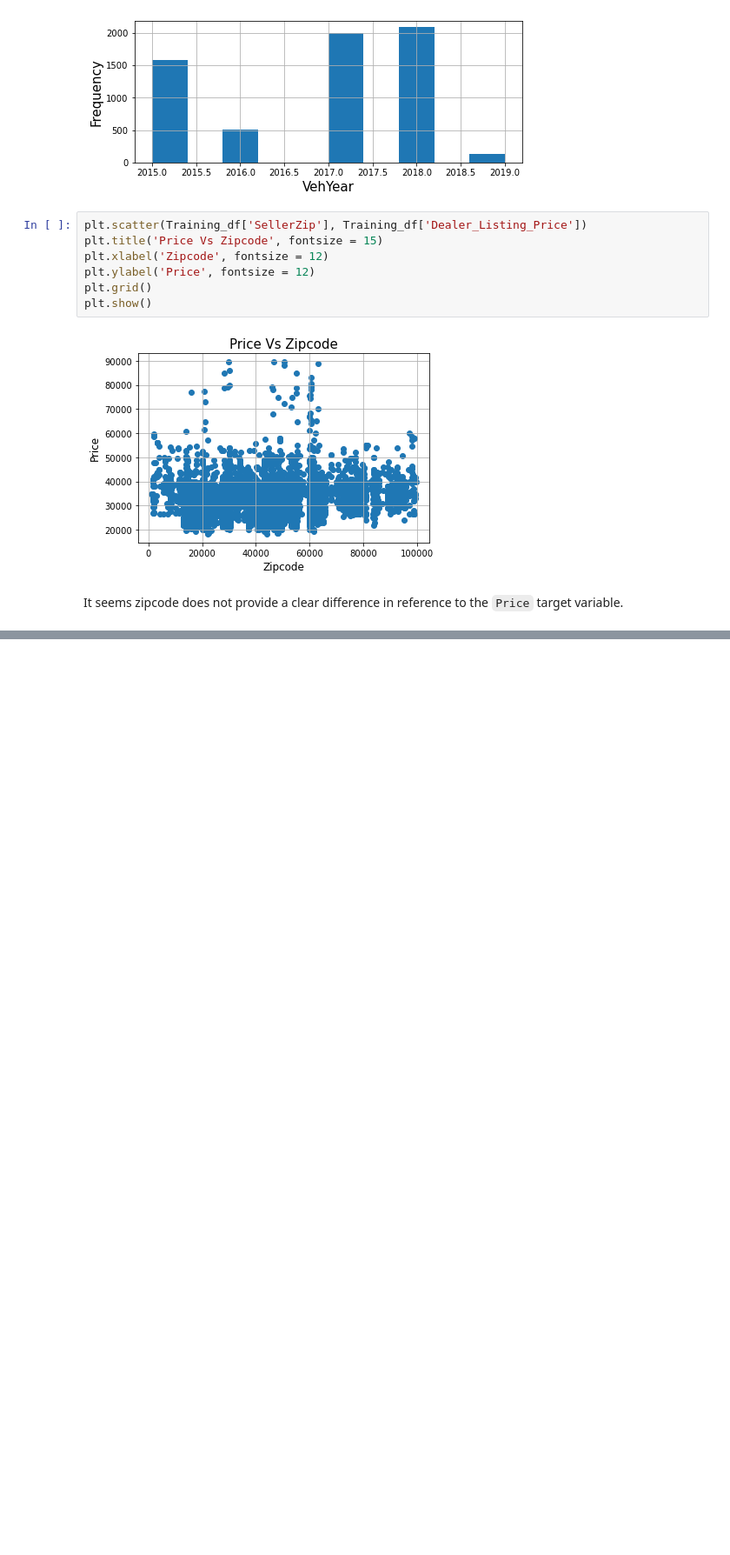
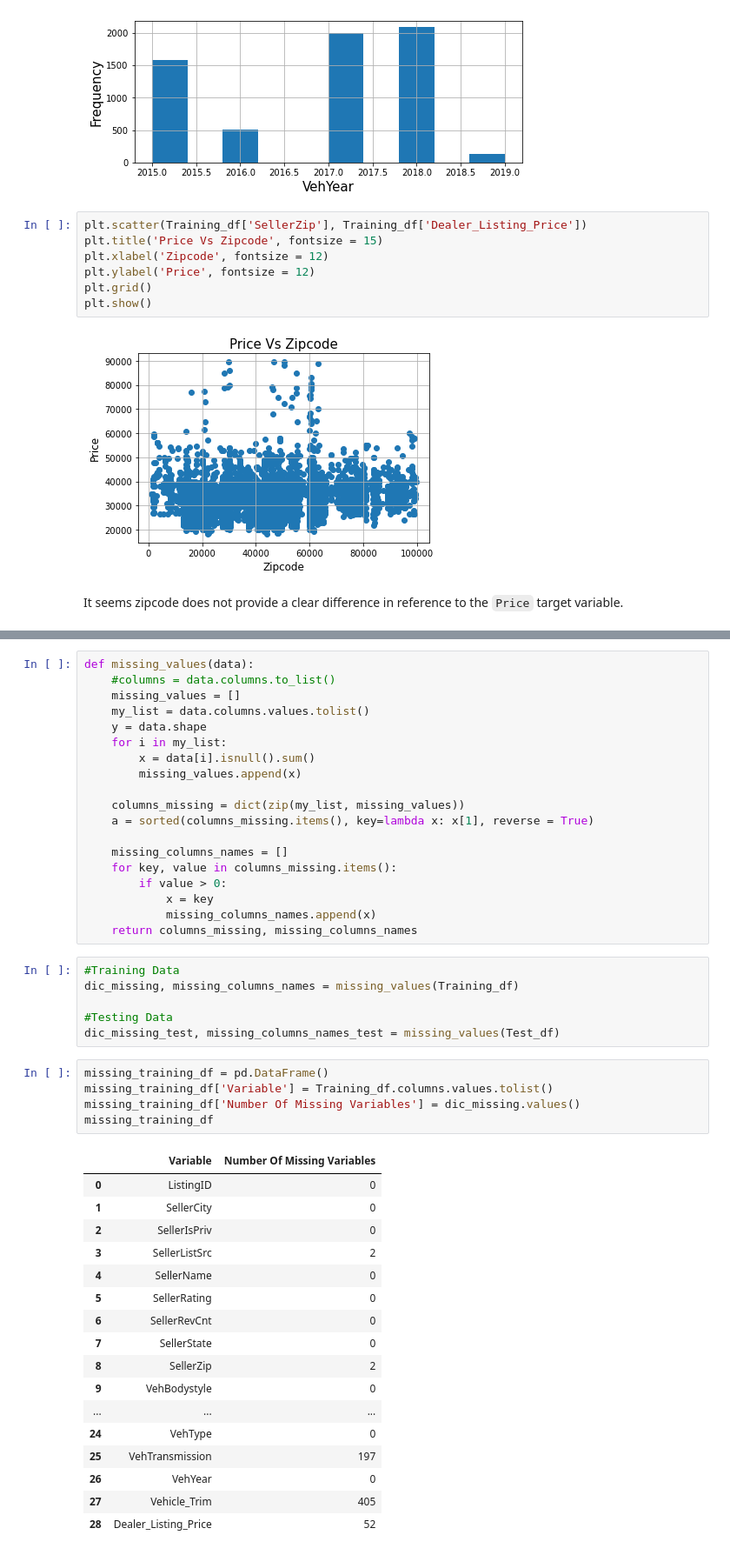
Before and after one commit to rodolfolermacontreras/Boeing_Assignment_2, a Jupyter notebook: Boeing_Assignment.ipynb, the cells around one changed output, grey strips where cells are left out. Shown at 87% size. Saved outputs shown, nothing was run; the diff lists cells and outputs as text; blank space fills up the shorter version.

```diff
--- a/Boeing_Assignment.ipynb
+++ b/Boeing_Assignment.ipynb
@@ -131,0 +178,48 @@ It seems zipcode does not provide a clear difference in reference to the `Price`
+# %%
+def missing_values(data):
+    #columns = data.columns.to_list()
+    missing_values = []
+    my_list = data.columns.values.tolist()
+    y = data.shape
+    for i in my_list:
+        x = data[i].isnull().sum()
+        missing_values.append(x)
+
+    columns_missing = dict(zip(my_list, missing_values))
+    a = sorted(columns_missing.items(), key=lambda x: x[1], reverse = True)
+
+    missing_columns_names = []
+    for key, value in columns_missing.items():
+        if value > 0:
+            x = key
+            missing_columns_names.append(x)
+    return columns_missing, missing_columns_names
+# %%
+#Training Data
+dic_missing, missing_columns_names = missing_values(Training_df)
+
+#Testing Data
+dic_missing_test, missing_columns_names_test = missing_values(Test_df)
+# %%
+missing_training_df = pd.DataFrame()
+missing_training_df['Variable'] = Training_df.columns.values.tolist()
+missing_training_df['Number Of Missing Variables'] = dic_missing.values()
+missing_training_df
+# %% [output]
+|  | Variable | Number Of Missing Variables |
+| 0 | ListingID | 0 |
+| 1 | SellerCity | 0 |
+| 2 | SellerIsPriv | 0 |
+| 3 | SellerListSrc | 2 |
+| 4 | SellerName | 0 |
+| 5 | SellerRating | 0 |
+| 6 | SellerRevCnt | 0 |
+| 7 | SellerState | 0 |
+| 8 | SellerZip | 2 |
+| 9 | VehBodystyle | 0 |
+| ... | ... | ... |
+| 24 | VehType | 0 |
+| 25 | VehTransmission | 197 |
+| 26 | VehYear | 0 |
+| 27 | Vehicle_Trim | 405 |
+| 28 | Dealer_Listing_Price | 52 |
```
Also changed, not shown: parts of 15 cells of this notebook.
